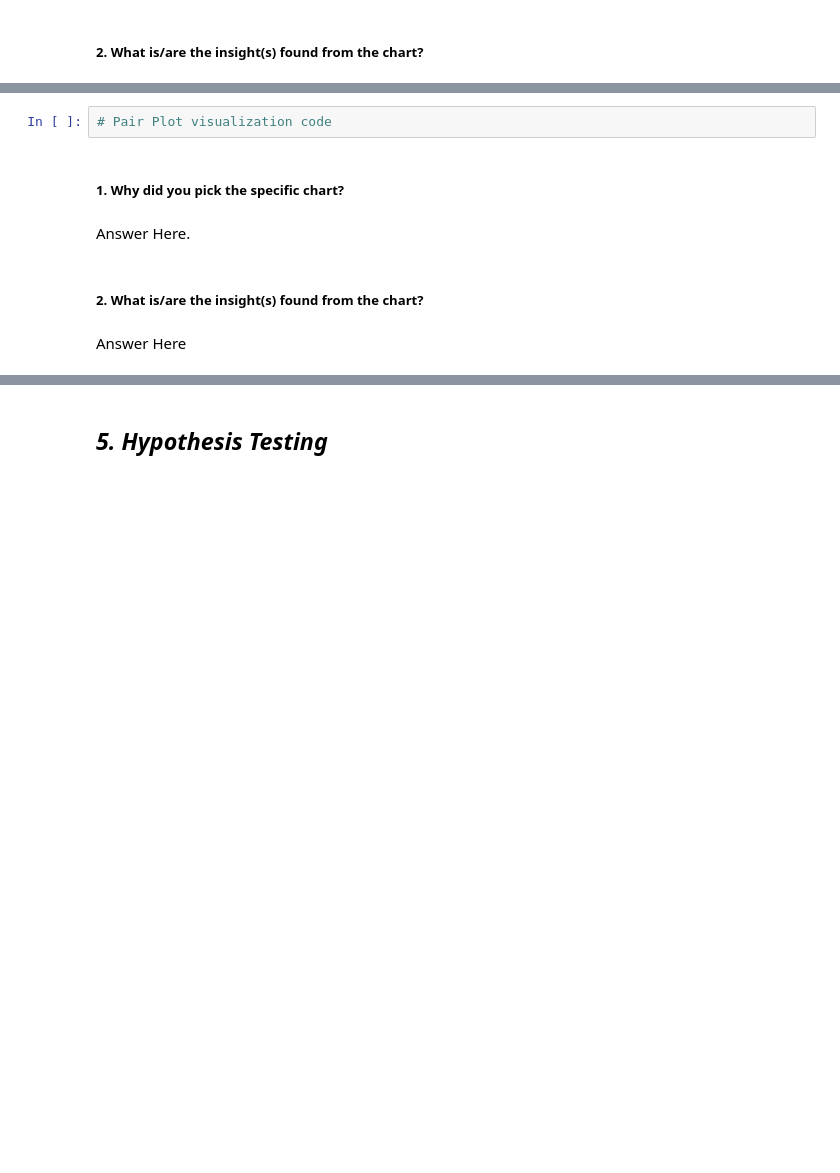
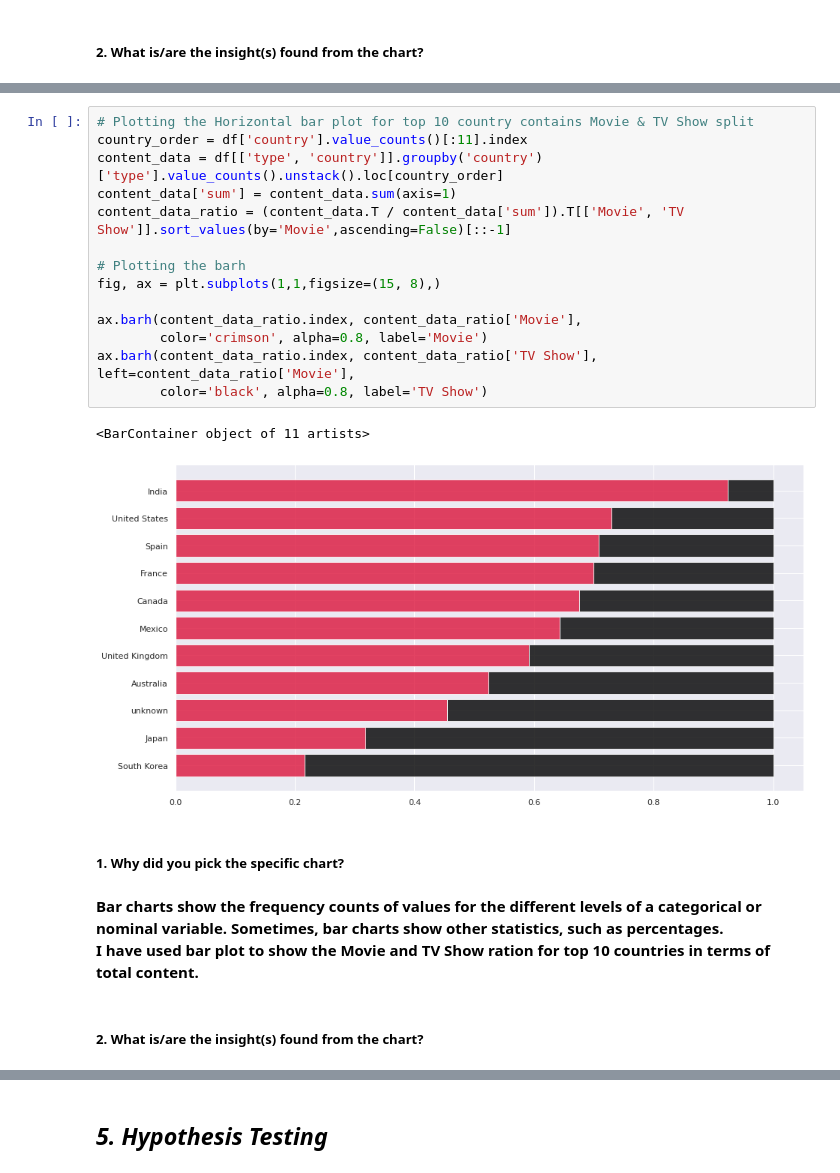
Before and after one commit to iamNirmeshGupta/Netflix-Movies-And-TV-Shows-Clustering, a Jupyter notebook: Netflix_Movies_And_TV_Shows_Clustering_Nirmesh_Gupta_Unsupervised_Capstone_Project.ipynb, the cells around one changed output, grey strips where cells are left out. Saved outputs shown, nothing was run; the diff lists cells and outputs as text; blank space fills up the shorter version.

```diff
--- a/Netflix_Movies_And_TV_Shows_Clustering_Nirmesh_Gupta_Unsupervised_Capstone_Project.ipynb
+++ b/Netflix_Movies_And_TV_Shows_Clustering_Nirmesh_Gupta_Unsupervised_Capstone_Project.ipynb
@@ -1148,10 +1154,24 @@ Answer Here
-# %%
-# Pair Plot visualization code
+# %%
+# Plotting the Horizontal bar plot for top 10 country contains Movie & TV Show split
+country_order = df['country'].value_counts()[:11].index
+content_data = df[['type', 'country']].groupby('country')['type'].value_counts().unstack().loc[country_order]
+content_data['sum'] = content_data.sum(axis=1)
+content_data_ratio = (content_data.T / content_data['sum']).T[['Movie', 'TV Show']].sort_values(by='Movie',ascending=False)[::-1]
+
+# Plotting the barh
+fig, ax = plt.subplots(1,1,figsize=(15, 8),)
+
+ax.barh(content_data_ratio.index, content_data_ratio['Movie'],
+        color='crimson', alpha=0.8, label='Movie')
+ax.barh(content_data_ratio.index, content_data_ratio['TV Show'], left=content_data_ratio['Movie'],
+        color='black', alpha=0.8, label='TV Show')
+# %% [output]
+<BarContainer object of 11 artists>
+[figure, added]
 # %% [markdown]
 ##### 1. Why did you pick the specific chart?
-# %% [markdown]
-Answer Here.
+# %% [markdown]
+**Bar charts show the frequency counts of values for the different levels of a categorical or nominal variable. Sometimes, bar charts show other statistics, such as percentages.** \
+**I have used bar plot to show the Movie and TV Show ration for top 10 countries in terms of total content.**
 # %% [markdown]
 ##### 2. What is/are the insight(s) found from the chart?
-# %% [markdown]
-Answer Here
```
Also changed, not shown: parts of 60 cells of this notebook.
